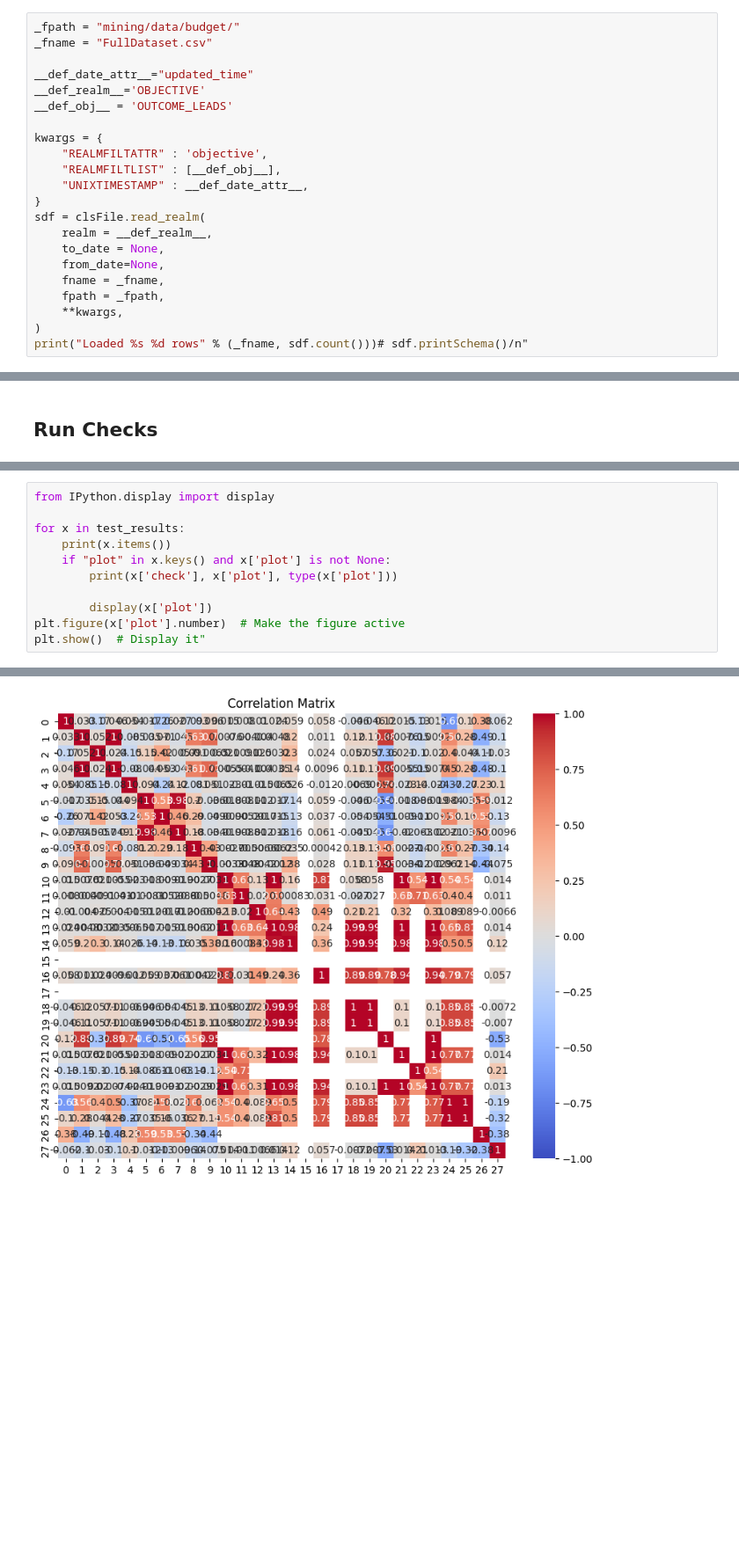
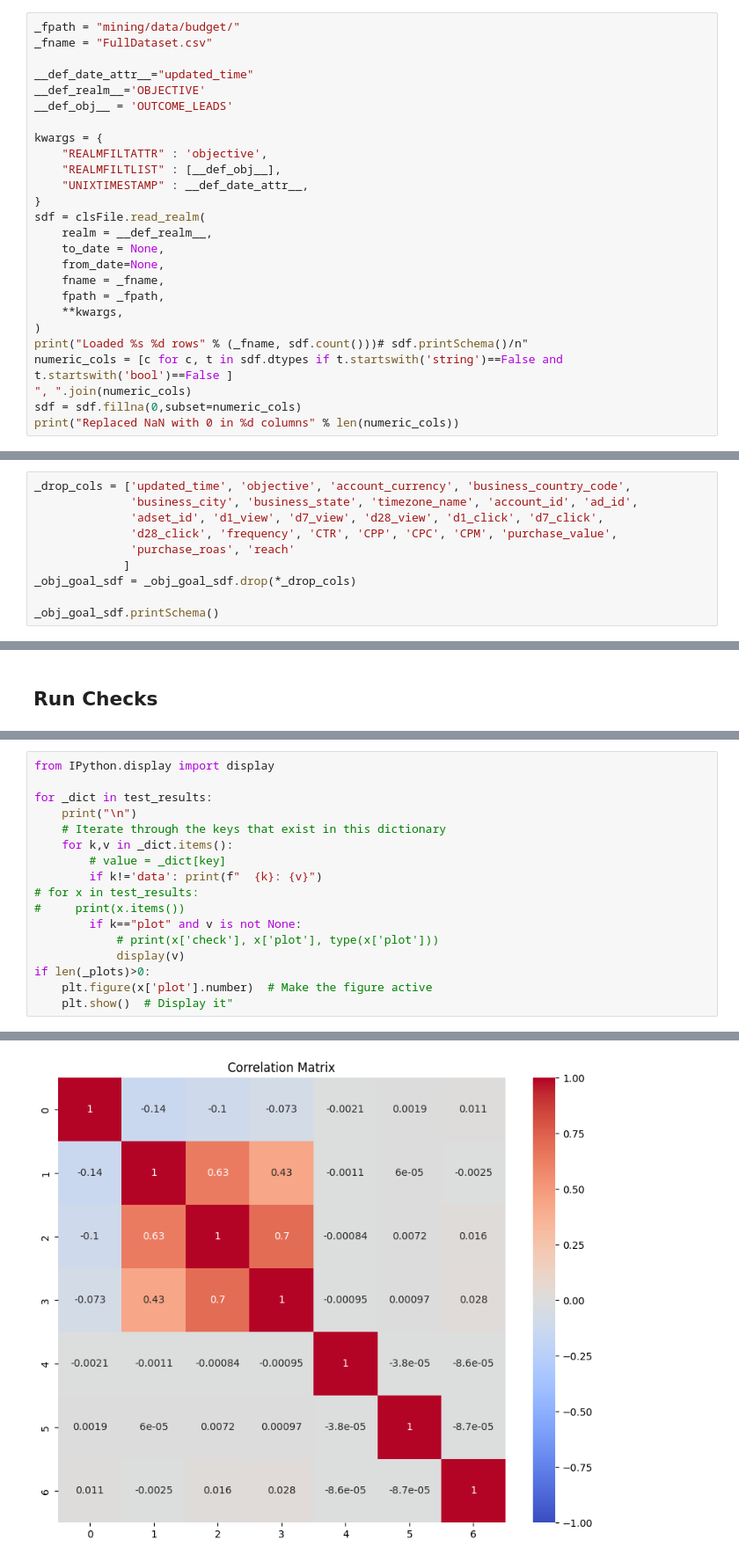
Before and after one commit to waidyanatha/madgicx, a Jupyter notebook: mining/notebooks/budget/evaluation/data_comply_check_mcmc.ipynb, the cells around one changed output, grey strips where cells are left out. Shown at 88% size. Cells and saved outputs as stored; diff of their text form; blank space fills up the shorter version.

Commit message:
finalized 10 checks
Signed-off-by: waidyanatha <uui4m9fik6x9tp9g5ynxrmbj9fjv7m@bots.bitbucket.org>

```diff
--- a/mining/notebooks/budget/evaluation/data_comply_check_mcmc.ipynb
+++ b/mining/notebooks/budget/evaluation/data_comply_check_mcmc.ipynb
@@ -94,4 +94,8 @@ sdf = clsFile.read_realm(
     **kwargs,
 )
 print("Loaded %s %d rows" % (_fname, sdf.count()))# sdf.printSchema()/n"
+numeric_cols = [c for c, t in sdf.dtypes if t.startswith('string')==False and t.startswith('bool')==False ]
+", ".join(numeric_cols)
+sdf = sdf.fillna(0,subset=numeric_cols)
+print("Replaced NaN with 0 in %d columns" % len(numeric_cols))
 # %% [output]
@@ -106,0 +148,10 @@ Loaded FullDataset.csv 58280 rows
+# %%
+_drop_cols = ['updated_time', 'objective', 'account_currency', 'business_country_code',
+              'business_city', 'business_state', 'timezone_name', 'account_id', 'ad_id',
+              'adset_id', 'd1_view', 'd7_view', 'd28_view', 'd1_click', 'd7_click',
+              'd28_click', 'frequency', 'CTR', 'CPP', 'CPC', 'CPM', 'purchase_value',
+              'purchase_roas', 'reach'
+             ]
+_obj_goal_sdf = _obj_goal_sdf.drop(*_drop_cols)
+
+_obj_goal_sdf.printSchema()
@@ -135,12 +210,18 @@ for x in test_results:
 # %%
 from IPython.display import display
 
-for x in test_results:
-    print(x.items())
-    if "plot" in x.keys() and x['plot'] is not None:
-        print(x['check'], x['plot'], type(x['plot']))
-
-        display(x['plot'])
-plt.figure(x['plot'].number)  # Make the figure active
-plt.show()  # Display it"
+for _dict in test_results:
+    print("\n")
+    # Iterate through the keys that exist in this dictionary
+    for k,v in _dict.items():
+        # value = _dict[key]
+        if k!='data': print(f"  {k}: {v}")
+# for x in test_results:
+#     print(x.items())
+        if k=="plot" and v is not None:
+            # print(x['check'], x['plot'], type(x['plot']))
+            display(v)
+if len(_plots)>0:
+    plt.figure(x['plot'].number)  # Make the figure active
+    plt.show()  # Display it"
 # %% [output]
@@ -170 +264 @@ correlation structure Figure(1000x800) <class 'matplotlib.figure.Figure'>
-[figure, old version]
+[figure, new version]
```
Also changed, not shown: parts of 11 cells of this notebook, 3 other files.
